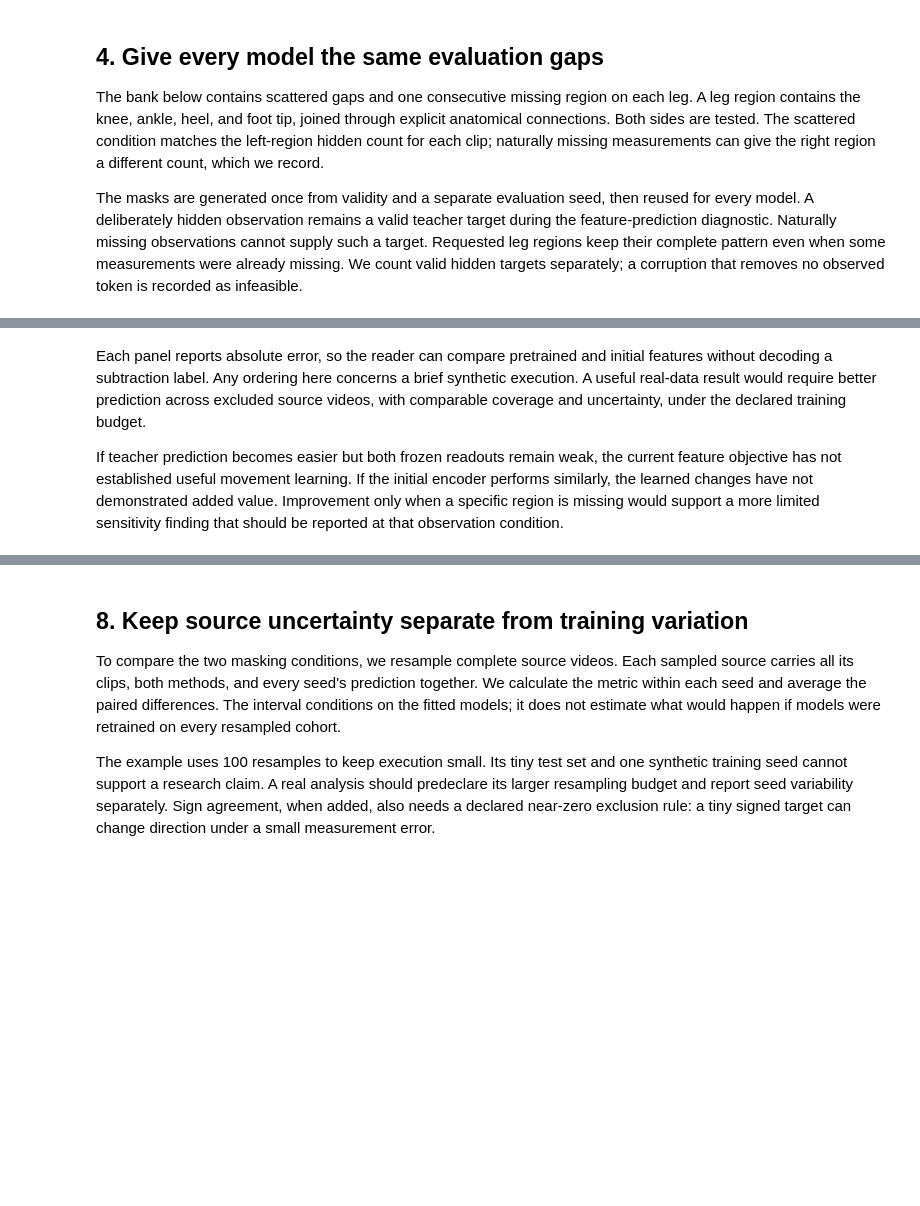
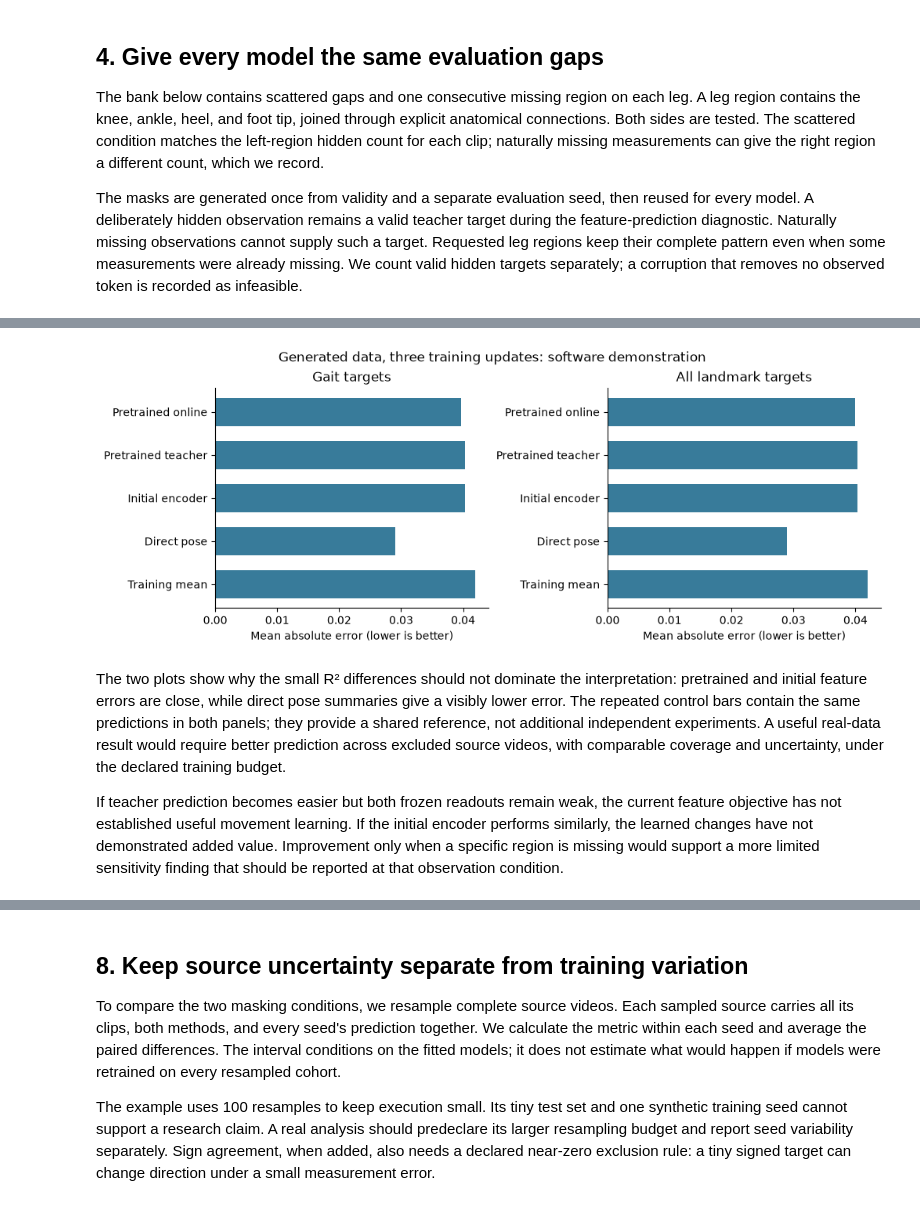
Before and after one commit to brilliantbeaver/alexpose, a Jupyter notebook: experiments/sjepa/gavd5-drift/neurips-laterality/13_masking_encoder_and_predictor_evaluation.ipynb, the cells around one changed output, grey strips where cells are left out. Drawn from its saved outputs; the diff is of its cells as text; code cells hidden in the pictures; blank space fills up the shorter version.

```diff
--- a/experiments/sjepa/gavd5-drift/neurips-laterality/13_masking_encoder_and_predictor_evaluation.ipynb
+++ b/experiments/sjepa/gavd5-drift/neurips-laterality/13_masking_encoder_and_predictor_evaluation.ipynb
@@ -225,19 +302,3 @@ would weaken the case that predictions retain clip-specific content.
 We compare the correct and mismatched errors on the same clips when
 missing observations limit this control's availability. The initial
 model supplies another reference.
-# %%
-diagnostic_tables = [predictor_diagnostics(
-    first_run["initial_model"], dataset, evaluation_masks, condition="Initial model",
-)]
-for name, run in comparison["runs"].items():
-    diagnostic_tables.append(predictor_diagnostics(
-        run["model"], dataset, evaluation_masks,
-        condition=name.replace("_", " "),
-    ))
-feature_results = pd.concat(diagnostic_tables, ignore_index=True)
-display(feature_results[[
-    "condition", "evaluation_mask", "evaluated_clips", "evaluated_sources",
-    "matched_target_mse_on_control_clips", "mismatched_target_mse",
-    "mismatch_control_clips", "normalized_error",
-    "target_clip_mean_channel_sd", "prediction_clip_mean_channel_sd",
-]].round(3))
@@ -321,26 +467,31 @@ averaging predictions across seeds would instead evaluate an ensemble.
 The coverage check rejects duplicate rows, source overlap, or missing
 declared predictions before a complete comparison is reported.
 # %%
-readable_names = {
-    "pretrained_online": "Pretrained online", "pretrained_teacher": "Pretrained teacher",
-    "initial_online": "Initial encoder", "direct_pose": "Direct pose", "training_mean": "Training mean",
-}
-intact = scores["per_seed"].query("observation == 'unaltered'")
-fig, axes = plt.subplots(1, 2, figsize=(10, 3.8), constrained_layout=True)
-for ax, condition in zip(axes, conditions):
-    rows = intact[intact.condition == condition].set_index("representation").loc[list(representations)]
-    ax.barh(np.arange(len(rows)), rows.mae, color="#387b9a", height=0.65)
-    ax.set_yticks(np.arange(len(rows)), [readable_names[name] for name in rows.index])
-    ax.invert_yaxis()
-    ax.set_xlabel("Mean absolute error (lower is better)")
-    ax.set_title(condition.replace("_", " ").capitalize())
-    ax.spines[["top", "right"]].set_visible(False)
-fig.suptitle("Generated data, three training updates: software demonstration", fontsize=12)
-plt.show()
+with tutorial_progress.unit(7, "Plot the frozen-representation comparison"):
+    readable_names = {
+        "pretrained_online": "Pretrained online", "pretrained_teacher": "Pretrained teacher",
+        "initial_online": "Initial encoder", "direct_pose": "Direct pose", "training_mean": "Training mean",
+    }
+    intact = scores["per_seed"].query("observation == 'unaltered'")
+    fig, axes = plt.subplots(1, 2, figsize=(10, 3.8), constrained_layout=True)
+    for ax, condition in zip(axes, conditions):
+        rows = intact[intact.condition == condition].set_index("representation").loc[list(representations)]
+        ax.barh(np.arange(len(rows)), rows.mae, color="#387b9a", height=0.65)
+        ax.set_yticks(np.arange(len(rows)), [readable_names[name] for name in rows.index])
+        ax.invert_yaxis()
+        ax.set_xlabel("Mean absolute error (lower is better)")
+        ax.set_title(condition.replace("_", " ").capitalize())
+        ax.spines[["top", "right"]].set_visible(False)
+    fig.suptitle("Generated data, three training updates: software demonstration", fontsize=12)
+    plt.show()
+# %% [output]
+[figure, added]
 # %% [markdown]
-Each panel reports absolute error, so the reader can compare pretrained
-and initial features without decoding a subtraction label. Any ordering
-here concerns a brief synthetic execution. A useful real-data result
+The two plots show why the small R² differences should not dominate
+the interpretation: pretrained and initial feature errors are close,
+while direct pose summaries give a visibly lower error. The repeated
+control bars contain the same predictions in both panels; they provide
+a shared reference, not additional independent experiments. A useful real-data result
 would require better prediction across excluded source videos, with
 comparable coverage and uncertainty, under the declared training budget.
 
```
Also changed, not shown: parts of 21 cells of this notebook, 31 other files.
